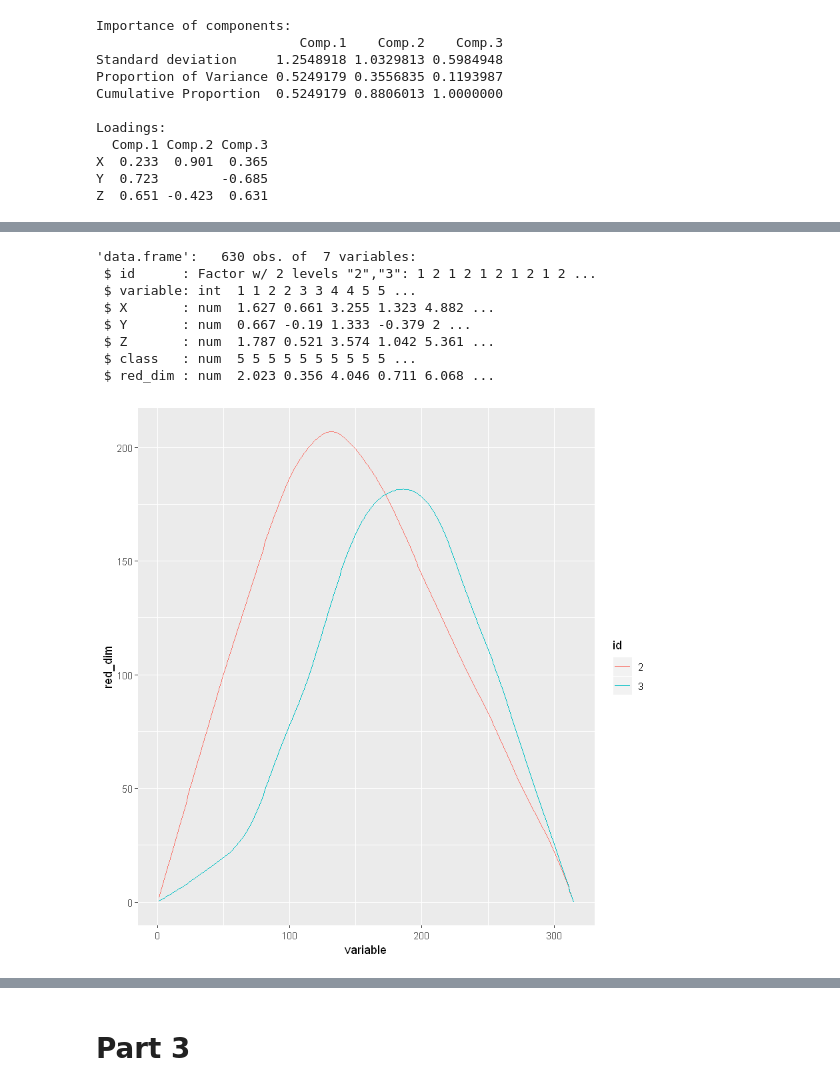
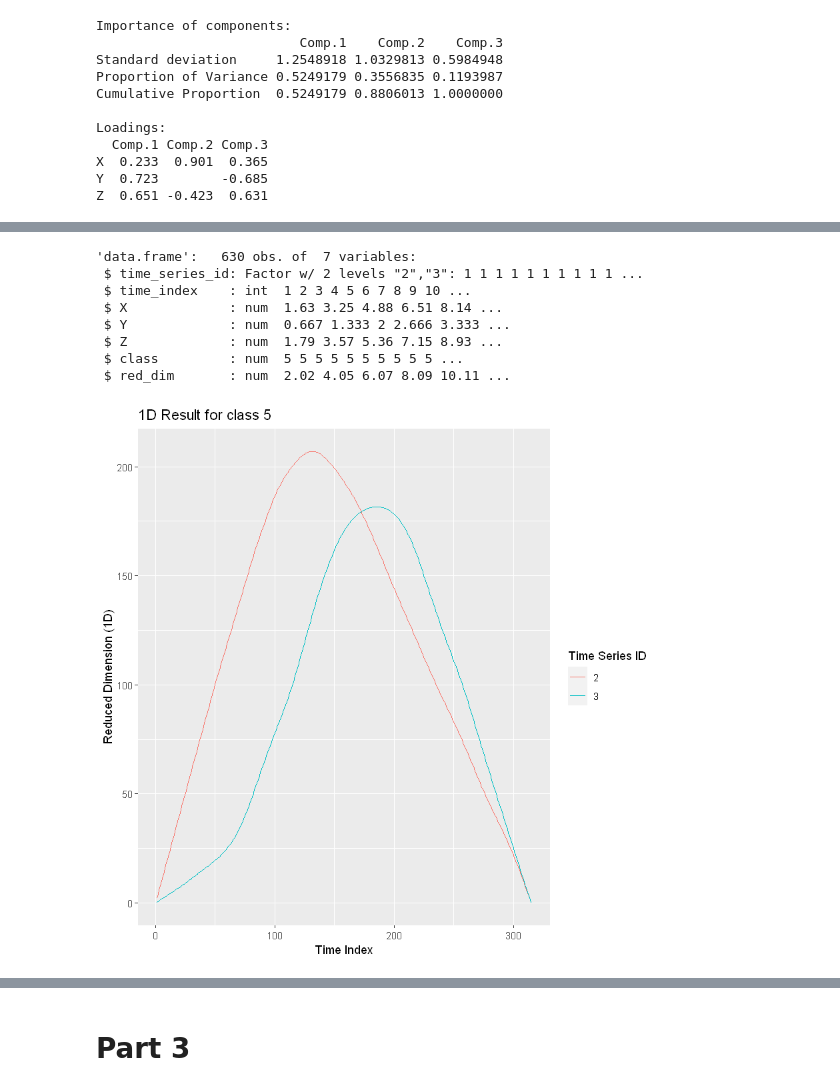
Before and after one commit to BU-IE-582/fall20-mbahadir, a Jupyter notebook: Homework2/Homework_2.ipynb, the cells around one changed output, grey strips where cells are left out. Cells and saved outputs as stored; diff of their text form; code cells hidden in the pictures.

```diff
--- a/Homework2/Homework_2.ipynb
+++ b/Homework2/Homework_2.ipynb
@@ -202,4 +195,7 @@ long_form=copy(train_xpos)
 long_form$Y=train_ypos$Y
 long_form$Z=train_zpos$Z
 long_form=long_form[,c(1,3,4,5,6,2)]
-long_form[order(long_form$id),]
+long_form$variable=as.integer(long_form$variable)
+colnames(long_form)[1] <- "time_series_id"
+colnames(long_form)[2] <- "time_index"
+setorder(long_form, time_series_id)
@@ -341,22 +339,22 @@ ggplot(data=class4,
 # %%
-class5=filter(long_form, id == indexes[9] | id == indexes[10])
+class5=filter(long_form, time_series_id == indexes[9] | time_series_id == indexes[10])
 class5=mutate(class5, red_dim= 0.2325778 * X + 0.7230122  * Y + 0.6505082   * Z )
-class5$id=as.factor(class5$id)
-class5$variable=as.integer(class5$variable)
+class5$time_series_id=as.factor(class5$time_series_id)
+class5$time_index=as.integer(class5$time_index)
 str(class5)
 # %% [output]
 'data.frame':   630 obs. of  7 variables:
- $ id      : Factor w/ 2 levels "2","3": 1 2 1 2 1 2 1 2 1 2 ...
- $ variable: int  1 1 2 2 3 3 4 4 5 5 ...
- $ X       : num  1.627 0.661 3.255 1.323 4.882 ...
- $ Y       : num  0.667 -0.19 1.333 -0.379 2 ...
- $ Z       : num  1.787 0.521 3.574 1.042 5.361 ...
- $ class   : num  5 5 5 5 5 5 5 5 5 5 ...
- $ red_dim : num  2.023 0.356 4.046 0.711 6.068 ...
+ $ time_series_id: Factor w/ 2 levels "2","3": 1 1 1 1 1 1 1 1 1 1 ...
+ $ time_index    : int  1 2 3 4 5 6 7 8 9 10 ...
+ $ X             : num  1.63 3.25 4.88 6.51 8.14 ...
+ $ Y             : num  0.667 1.333 2 2.666 3.333 ...
+ $ Z             : num  1.79 3.57 5.36 7.15 8.93 ...
+ $ class         : num  5 5 5 5 5 5 5 5 5 5 ...
+ $ red_dim       : num  2.02 4.05 6.07 8.09 10.11 ...
 # %%
 ggplot(data=class5,
-       aes(x=variable, y=red_dim, colour=id)) +
-       geom_line()
+       aes(x=time_index, y=red_dim, colour=time_series_id)) +
+       geom_line()+labs(color="Time Series ID")+xlab("Time Index")+ylab("Reduced Dimension (1D)")+ggtitle("1D Result for class 5")
 # %% [output]
-[figure, old version]
+[figure, new version]
 # %%
```
Also changed, not shown: parts of 48 cells of this notebook.
